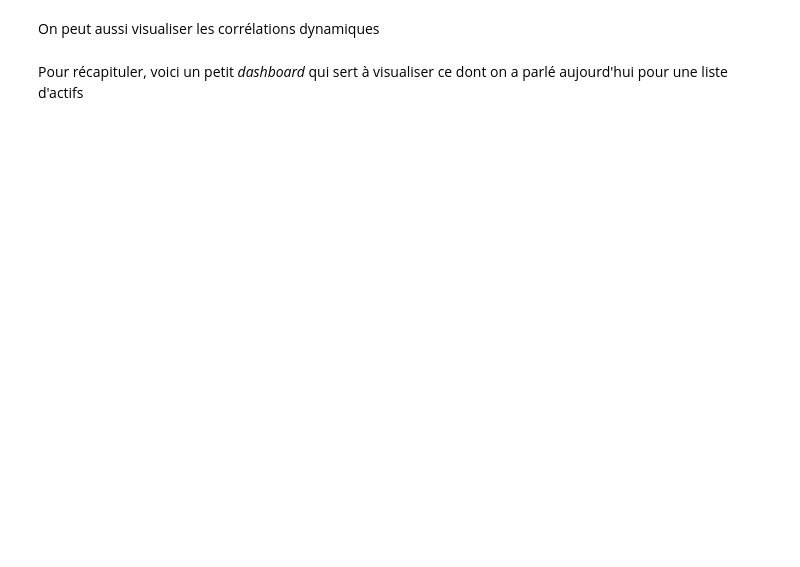
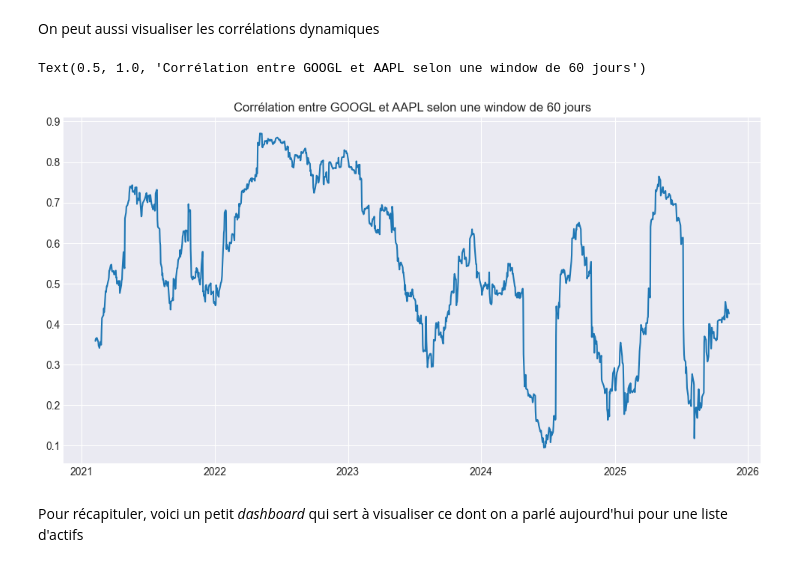
Before and after one commit to luca-dupont2/quant-101-workshops, a Jupyter notebook: 02_returns_volatility_correlation/returns_volatility_correlation.ipynb, the cells around one changed output. Saved outputs shown, nothing was run; the diff lists cells and outputs as text; code cells hidden in the pictures; blank space fills up the shorter version.

```diff
--- a/02_returns_volatility_correlation/returns_volatility_correlation.ipynb
+++ b/02_returns_volatility_correlation/returns_volatility_correlation.ipynb
@@ -306,16 +344,19 @@ On peut aussi visualiser les corrélations dynamiques
 # %%
 # On va visualiser l'évolution des corrélations à travers le temps
 
 # Choisissez deux acrifs et une taille de window
-ticker1 = ""
-ticker2 = ""
+ticker1 = "GOOGL"
+ticker2 = "AAPL"
 corr_window = 60
 
 correlations = pct_returns[ticker1].rolling(corr_window).corr(pct_returns[ticker2])
 
 plt.figure(figsize=(12,6))
 plt.plot(correlations)
 plt.title(f"Corrélation entre {ticker1} et {ticker2} selon une window de {corr_window} jours")
+# %% [output]
+Text(0.5, 1.0, 'Corrélation entre GOOGL et AAPL selon une window de 60 jours')
+[figure, added]
 # %% [markdown]
 Pour récapituler, voici un petit *dashboard* qui sert à visualiser ce dont on a parlé aujourd'hui pour une liste d'actifs
 # %%
```
Also changed, not shown: parts of 12 cells of this notebook.
